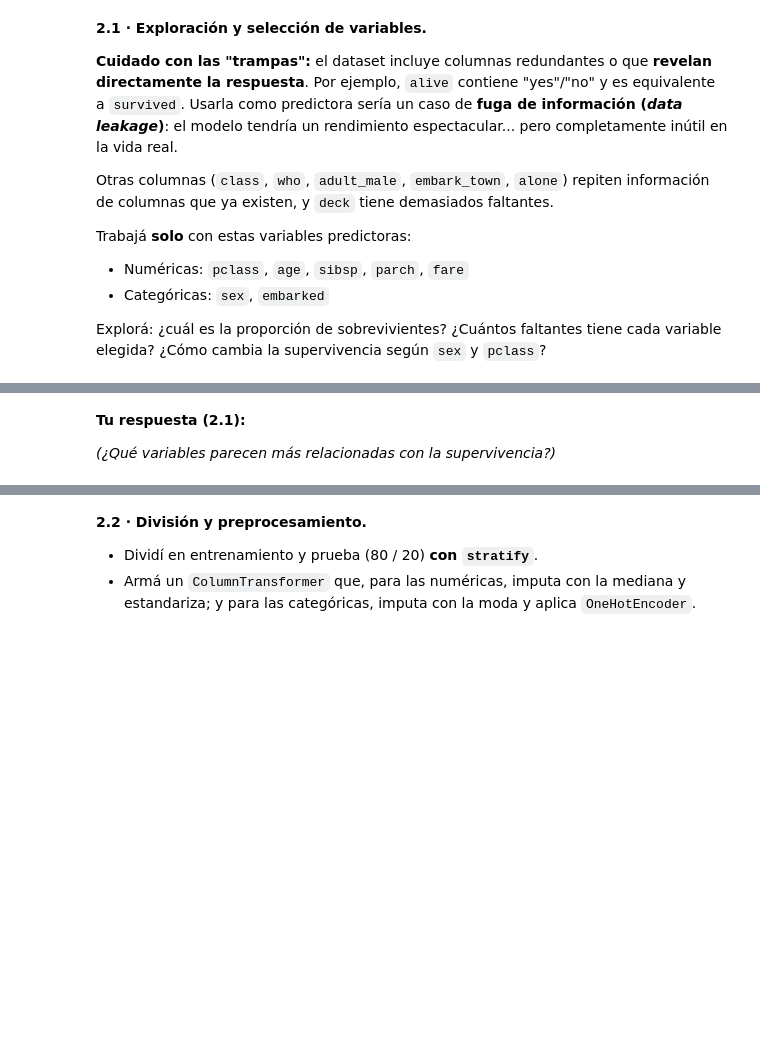
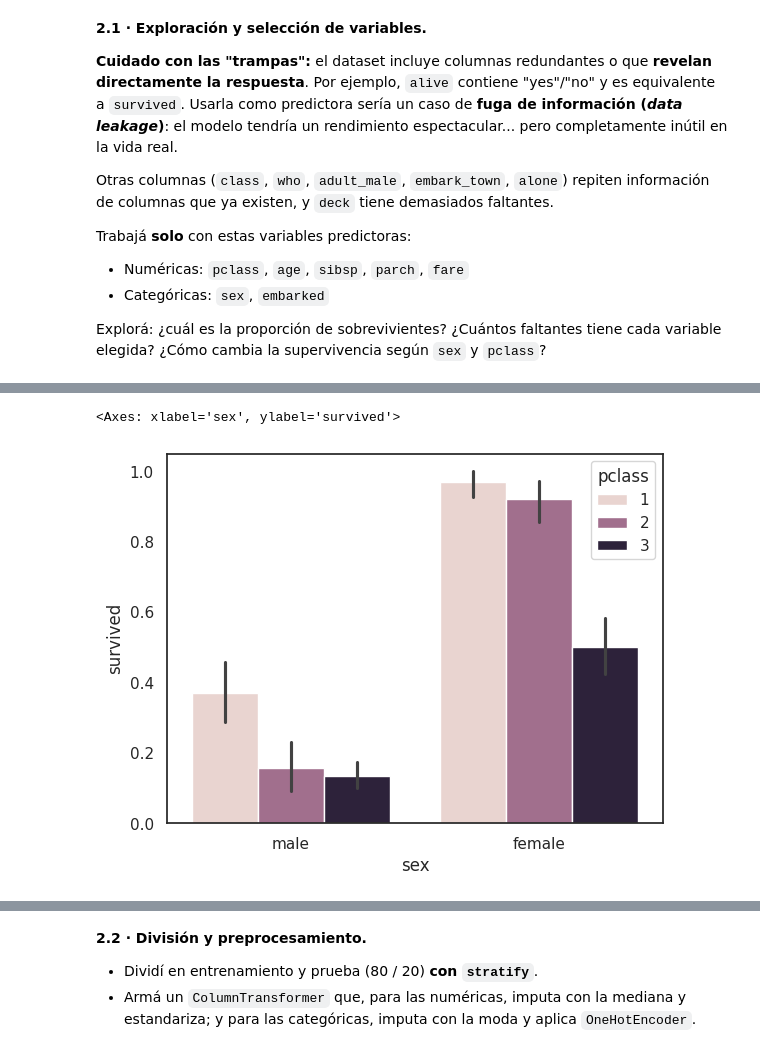
Before and after one commit to SolJosefinaMercado/AprendizajeAutomatico1, a Jupyter notebook: ISSD_Taller_redes_neuronales_sklearn_clasificación.ipynb, the cells around one changed output, grey strips where cells are left out. Saved outputs shown, nothing was run; the diff lists cells and outputs as text; code cells hidden in the pictures; blank space fills up the shorter version.

```diff
--- a/ISSD_Taller_redes_neuronales_sklearn_clasificación.ipynb
+++ b/ISSD_Taller_redes_neuronales_sklearn_clasificación.ipynb
@@ -584,8 +641,8 @@ Explorá: ¿cuál es la proporción de sobrevivientes? ¿Cuántos faltantes tien
 # %%
+# @title
 # Tu código aquí
-# Pista: df_tit["survived"].value_counts(normalize=True)
-#        sns.barplot(data=df_tit, x="sex", y="survived", hue="pclass")
+survived = df_tit["survived"].value_counts(normalize=True)
+sns.barplot(data=df_tit, x="sex", y="survived", hue="pclass")
+# %% [output]
+<Axes: xlabel='sex', ylabel='survived'>
+[figure, added]
-# %% [markdown]
-**Tu respuesta (2.1):**
-
-*(¿Qué variables parecen más relacionadas con la supervivencia?)*
```
Also changed, not shown: parts of 31 cells of this notebook.
